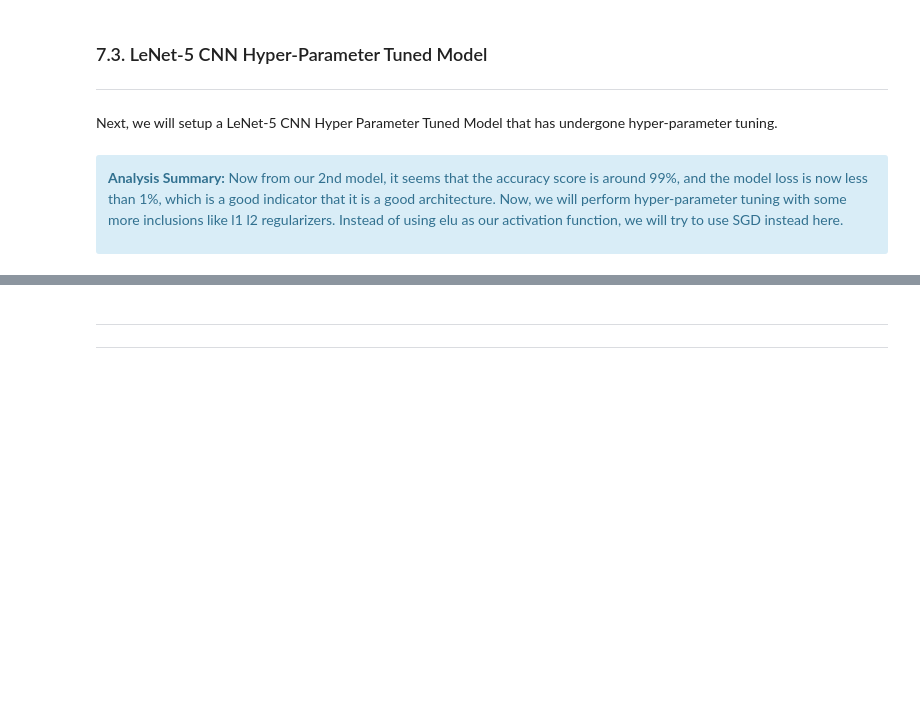
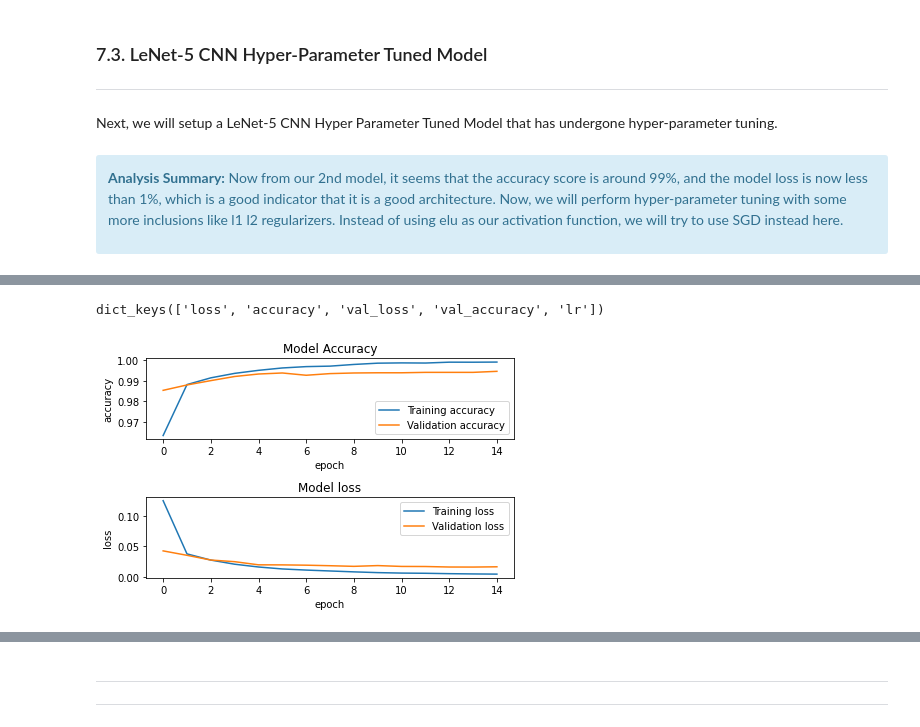
Before and after one commit to ngzhankang/Deep-Learning, a Jupyter notebook: Assignment_1.ipynb, the cells around one changed output, grey strips where cells are left out. Cells and saved outputs as stored; diff of their text form; code cells hidden in the pictures; blank space fills up the shorter version.

```diff
--- a/Assignment_1.ipynb
+++ b/Assignment_1.ipynb
@@ -641,0 +790,27 @@ Next, we will setup a LeNet-5 CNN Hyper Parameter Tuned Model that has undergone
+# %%
+#print the available history keys for use
+print(history.best_estimator_.model.history.history.keys())
+# %% [output]
+dict_keys(['loss', 'accuracy', 'val_loss', 'val_accuracy', 'lr'])
+# %%
+# plotting the accuracy and loss graphs
+fig = plt.figure()
+plt.subplot(2,1,1)
+plt.plot(history.best_estimator_.model.history.history['accuracy'])
+plt.plot(history.best_estimator_.model.history.history['val_accuracy'])
+plt.title('Model Accuracy')
+plt.ylabel('accuracy')
+plt.xlabel('epoch')
+plt.legend(['Training accuracy', 'Validation accuracy'], loc='best')
+
+plt.subplot(2,1,2)
+plt.plot(history.best_estimator_.model.history.history['loss'])
+plt.plot(history.best_estimator_.model.history.history['val_loss'])
+plt.title('Model loss')
+plt.ylabel('loss')
+plt.xlabel('epoch')
+plt.legend(['Training loss', 'Validation loss'], loc='best')
+
+plt.tight_layout()
+# %% [output]
+[figure, added]
```
Also changed, not shown: parts of 32 cells of this notebook.
